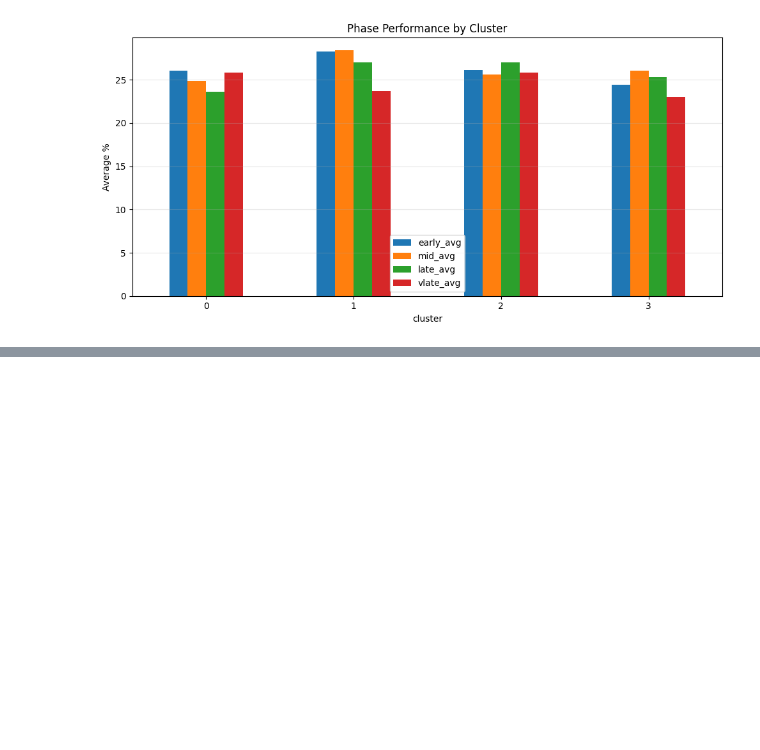
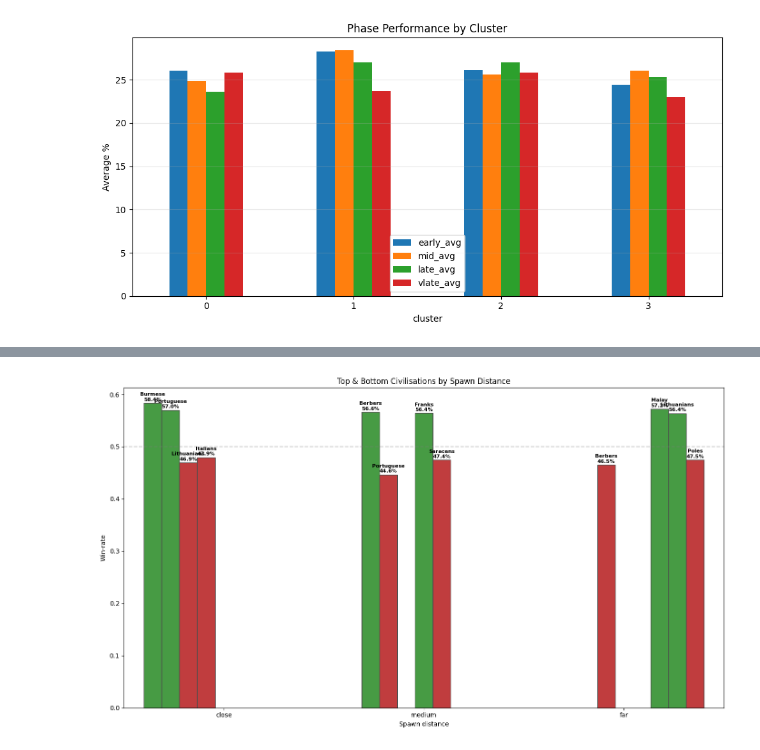
Before and after one commit to accidentalscientist/daily-data-analytics-may2025, a Jupyter notebook: day06/aoe2_matchanalysis_part2.ipynb, the cells around one changed output, grey strips where cells are left out. Saved outputs shown, nothing was run; the diff lists cells and outputs as text; code cells hidden in the pictures; blank space fills up the shorter version.

```diff
--- a/day06/aoe2_matchanalysis_part2.ipynb
+++ b/day06/aoe2_matchanalysis_part2.ipynb
@@ -265,0 +381,55 @@ plt.show()
+# %%
+frames = []
+for dist in ['close', 'medium', 'far']:
+    sub   = data.loc[data['dist_bin'] == dist]
+    rates = sub.groupby('p1_civ')['winner'].mean()
+
+    top2  = rates.nlargest(2).reset_index()
+    top2['rank'] = 'Best 2'
+
+    low2  = rates.nsmallest(2).reset_index()
+    low2['rank'] = 'Worst 2'
+
+    for df in (top2, low2):
+        df['dist'] = dist
+    frames.extend([top2, low2])
+
+top_bottom = (pd.concat(frames, ignore_index=True)
+                .rename(columns={'p1_civ': 'civ',
+                                 'winner': 'win_rate'}))
+
+
+
+colour_map = {'Best 2': '#3AAA35', 'Worst 2': '#D62728'}
+top_bottom['colour'] = top_bottom['rank'].map(colour_map)
+
+# build palette dict keyed by civ so seaborn can use it
+palette = top_bottom.set_index('civ')['colour'].to_dict()
+
+
+
+
+plt.figure(figsize=(14,8))
+ax = sns.barplot(data=top_bottom,
+                 x='dist', y='win_rate',
+                 hue='civ', palette=palette,
+                 dodge=True, edgecolor='0.3')
+
+
+# add labels to the bars
+for patch, (_, row) in zip(ax.patches, top_bottom.iterrows()):
+    x = patch.get_x() + patch.get_width() / 2
+    y = patch.get_height()
+    ax.text(x, y + 0.002,
+            f"{row.civ}\n{y:.1%}",
+            ha='center', va='bottom',
+            fontsize=8, weight='bold')
+
+# style touches
+ax.axhline(0.50, ls='--', c='grey', alpha=.4)
+ax.set_ylabel('Win-rate'); ax.set_xlabel('Spawn distance')
+ax.set_title('Top & Bottom Civilisations by Spawn Distance')
+ax.legend_.remove()          # colours already encode rank
+plt.tight_layout(); plt.show()
+# %% [output]
+[figure, added]
```
Also changed, not shown: parts of 11 cells of this notebook.
